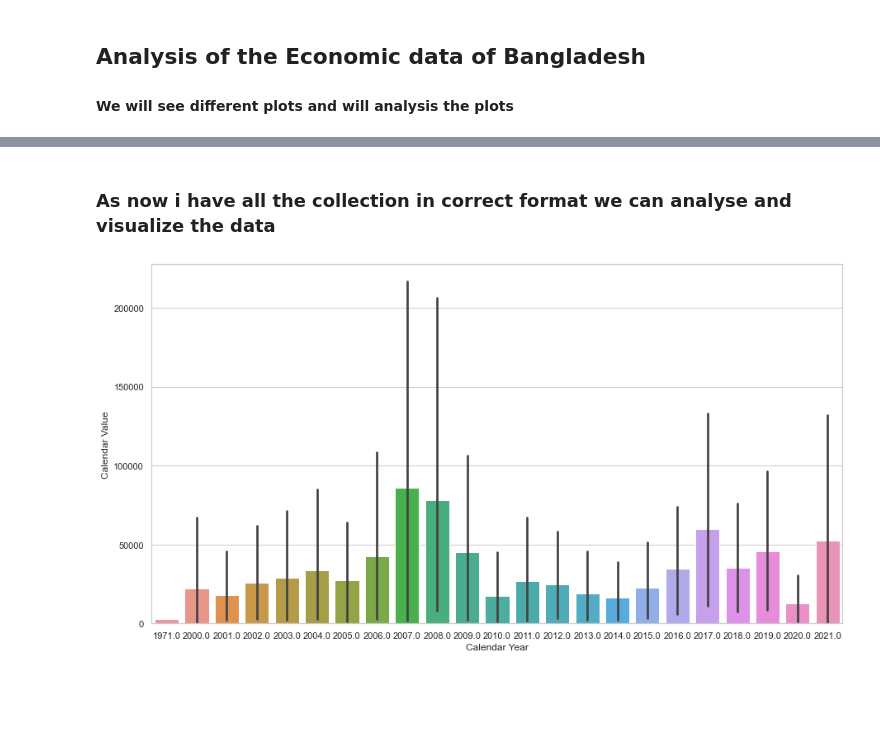
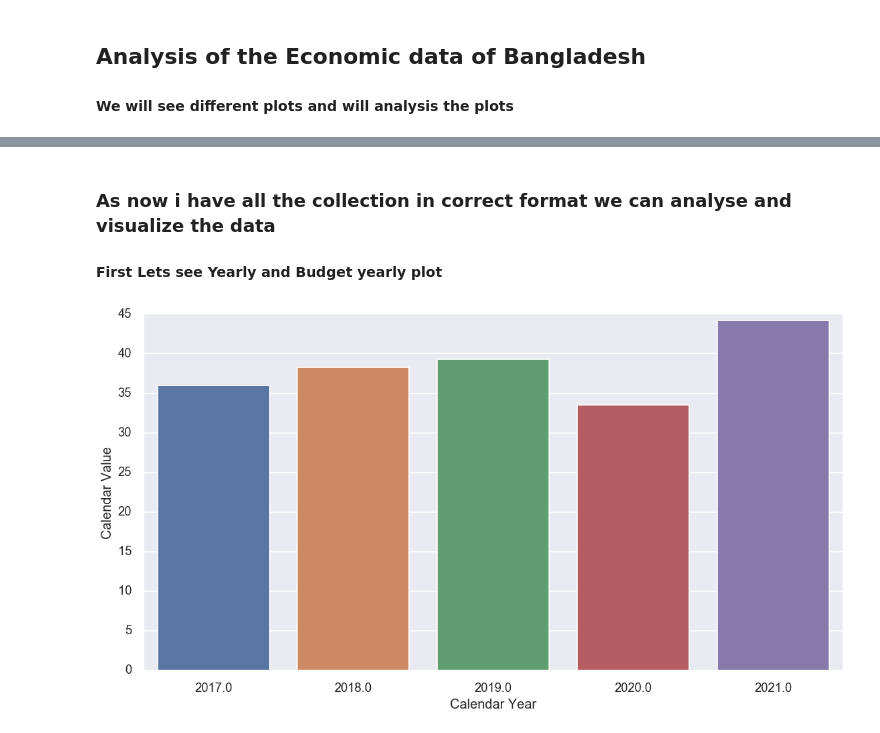
Before and after one commit to Arif-Badhon/TimeSeriesDataAnalysis, a Jupyter notebook: Analysis.ipynb, the cells around one changed output, grey strips where cells are left out. Cells and saved outputs as stored; diff of their text form; code cells hidden in the pictures; blank space fills up the shorter version.

```diff
--- a/Analysis.ipynb
+++ b/Analysis.ipynb
@@ -40,16 +40,21 @@ ED.head()
 | 3 | NaN | 2015-2016 | Account Balance | Bangladesh Bank | NaN | 4.26 | NaN | NaN | ... |
 | 4 | NaN | 2014-2015 | Account Balance | Bangladesh Bank | NaN | 3.49 | NaN | NaN | ... |
 # %%
+indicator = "Export - Total"
+ED = ED[ED['Indicator'] == indicator]
 ECalenderData = ED[~ED['Calendar Value'].isnull()]
 EBudgetData = ED[~ED['Budget Year'].isnull()]
 EMonthlyData = ED[~ED['Calendar Year'].isnull() & ED['Calendar Value'].isnull()]
 # %% [markdown]
 ### As now i have all the collection in correct format we can analyse and visualize the data
+#### First Lets see Yearly and Budget yearly plot
 # %%
 plt.figure(figsize=(15,8))
-sns.set_theme(style="whitegrid")
+#sns.set_theme(style="dark")
+sns.set(style="darkgrid", context="talk")
+#plt.style.use("seaborn-ticks")
 ax = sns.barplot(x="Calendar Year", y="Calendar Value", data=ECalenderData)
 # %% [output]
-[figure, old version]
+[figure, new version]
 # %%
 plt.figure(figsize=(20,10))
```
Also changed, not shown: parts of 7 cells of this notebook, 2 other files.
